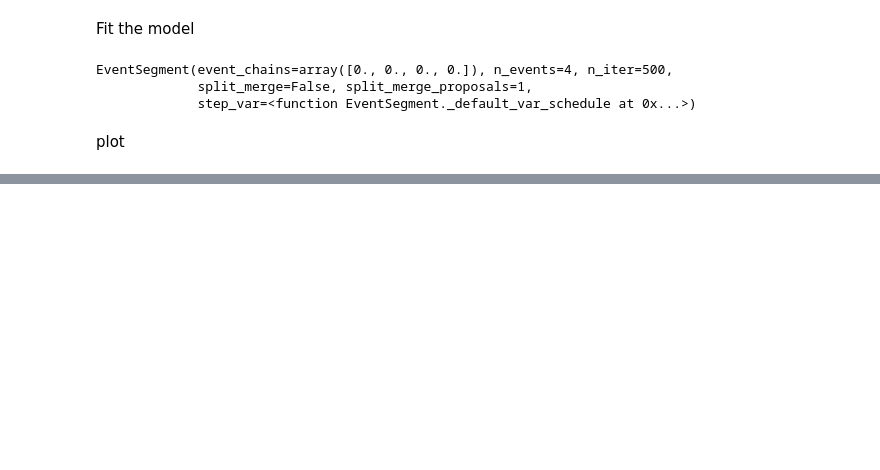
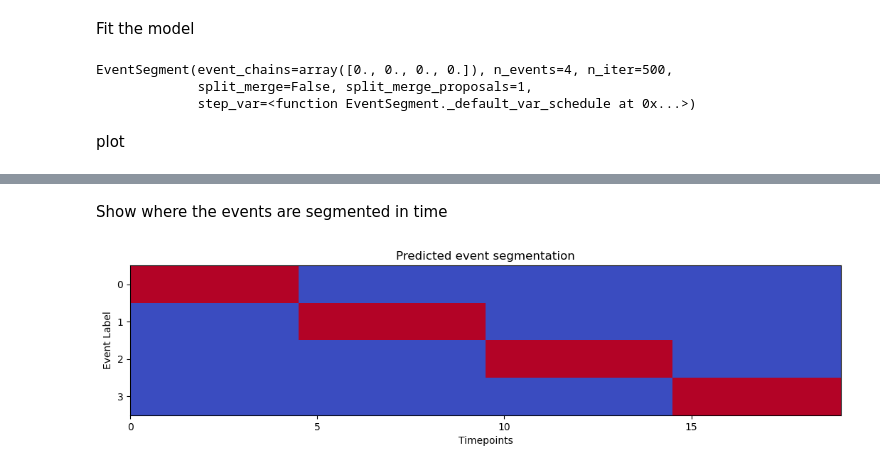
Before and after one commit to w-decker/SNL23_plots, a Jupyter notebook: plotting.ipynb, the cells around one changed output, grey strips where cells are left out. Cells and saved outputs as stored; diff of their text form; code cells hidden in the pictures; blank space fills up the shorter version.

```diff
--- a/plotting.ipynb
+++ b/plotting.ipynb
@@ -272,0 +273,17 @@ fig.savefig('hmmsim_fit.png', dpi=300, bbox_inches='tight')
+# %% [markdown]
+Show where the events are segmented in time
+# %%
+fig = plt.figure(figsize=(10, 5))
+ax = fig.add_axes([0, 0, 1, 1])
+segs = es.segments_[0]
+
+ax.imshow(segs.T, cmap='coolwarm')
+ax.set_title('Predicted event segmentation')
+ax.set_ylabel('Event Label')
+ax.set_xticks(np.linspace(0, 20, 5))
+ax.set_xlim(0, 19)
+ax.set_xlabel('Timepoints')
+
+fig.savefig('segments.png', dpi=300, bbox_inches='tight')
+# %% [output]
+[figure, added]
```
Also changed, not shown: parts of 3 cells of this notebook.
